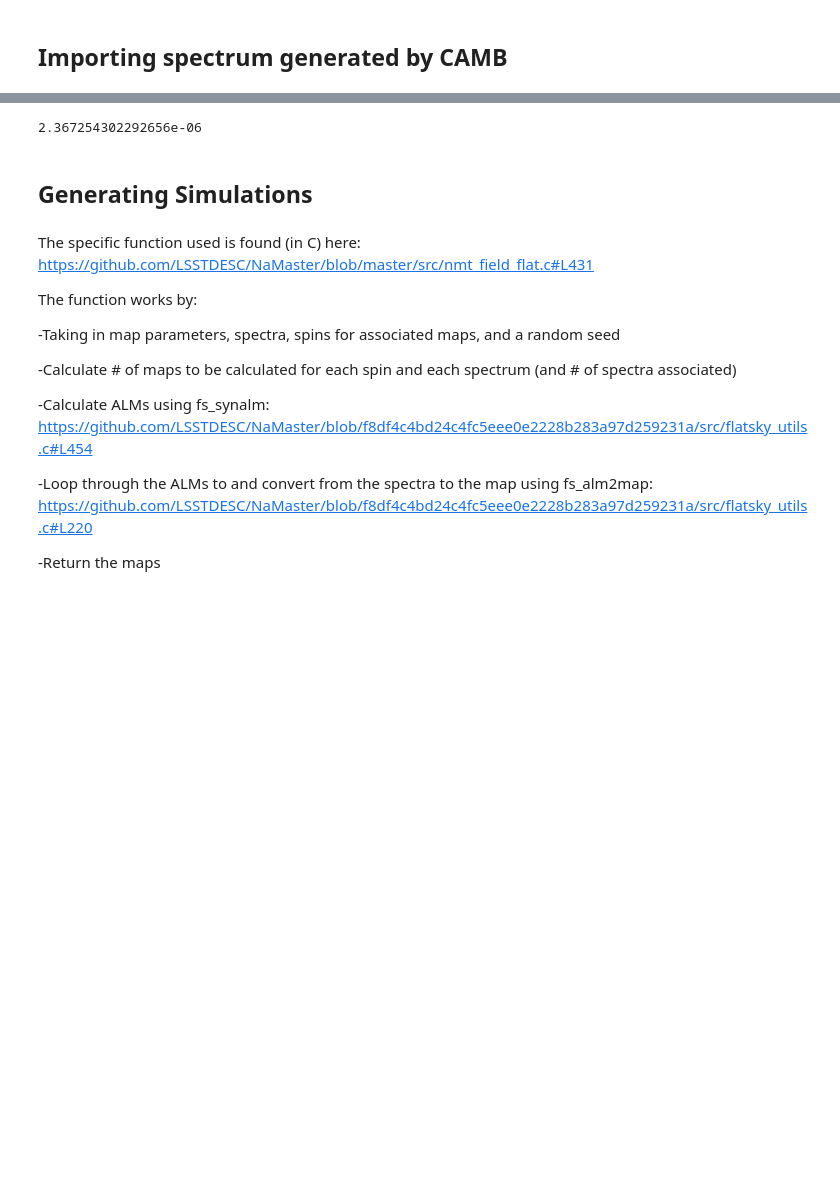
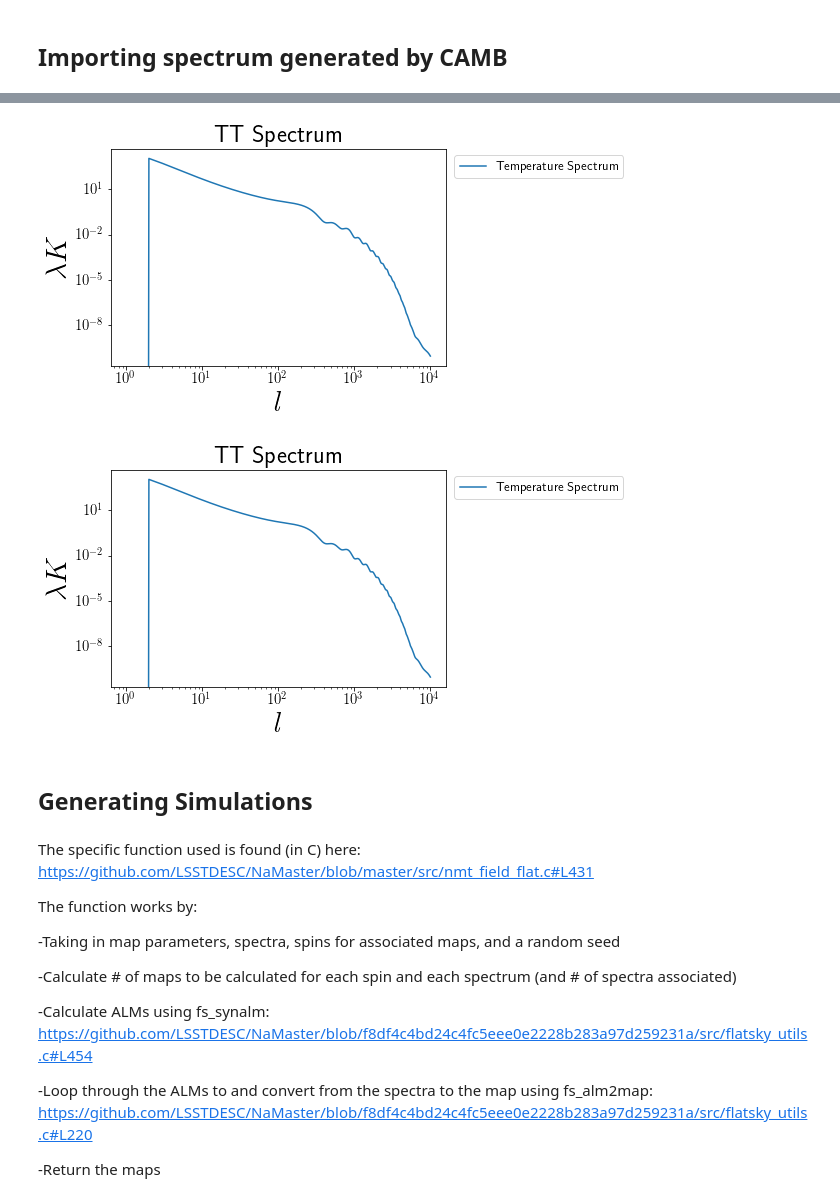
Before and after one commit to deepskies/DeepCMBsim, a Jupyter notebook: Unlensed Temperature Maps.ipynb, the cells around one changed output, grey strips where cells are left out. Cells and saved outputs as stored; diff of their text form; code cells hidden in the pictures; blank space fills up the shorter version.

```diff
--- a/Unlensed Temperature Maps.ipynb
+++ b/Unlensed Temperature Maps.ipynb
@@ -22,0 +70,10 @@ from scipy.interpolate import interp1d
+# %%
+#Function to concatenate [0,0] to spectrum to account for zeroed-out l-mode for 0 and 1 modes
+#The simulation code, synfast_flat, interprets the first two numbers as the 0- and 1-mode.
+#Since our spectrum starts at the second mode, I set the amplitude for the 0-mode and 1-mode to 0.
+def add_zeroed_modes(spectrum, l_array=False):
+    if l_array==False:
+        concatenated_spectrum = np.concatenate(([0,0],spectrum))
+    else:
+        concatenated_spectrum = np.concatenate(([0,1],spectrum))
+    return concatenated_spectrum
@@ -22,0 +112,15 @@ from scipy.interpolate import interp1d
+# %%
+#Function for plotting spectrum
+def spectrum_plot(l_modes, spectrum, title):
+    fig = plt.figure()
+    ax = plt.subplot(111)
+    plt.plot(l_modes, spectrum, label=title)
+    plt.xscale("log")
+    plt.yscale("log")
+    plt.tick_params(labelsize=15)
+    plt.xlabel("$\mathit{l}$", fontsize=30)
+    plt.ylabel("$\lambda K$", fontsize=30)
+    plt.title("TT Spectrum", fontsize=24)
+    ax.legend(bbox_to_anchor=(1.55, 1.0))
+
+    return fig
@@ -86,4 +304,0 @@ tfac = dx/pixels #converts from pixels to radians
-# %%
-tfac
-# %% [output]
-2.367254302292656e-06
@@ -103,2 +311,7 @@ fmi = fm.FlatMapInfo(w, nx=nx, ny=ny, lx=side, ly=side)
+# %%
+spectrum_plot(spectra_dict["l modes"], spectra_dict["clTT"], "Temperature Spectrum")
+# %% [output]
+[figure, added]
+[figure, added]
 # %% [markdown]
 ## Generating Simulations
```
Also changed, not shown: parts of 67 cells of this notebook.
